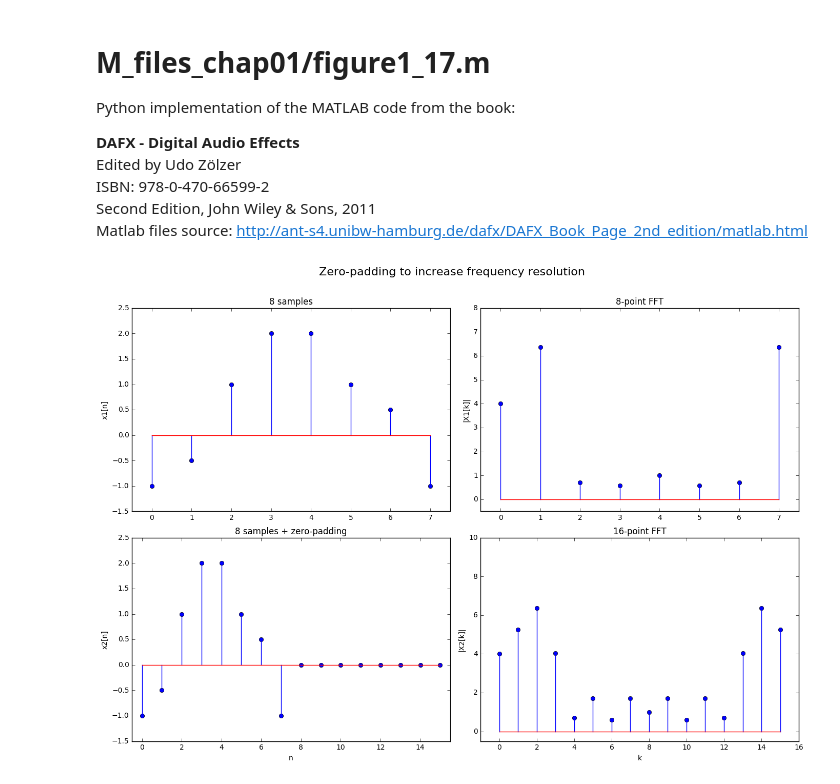
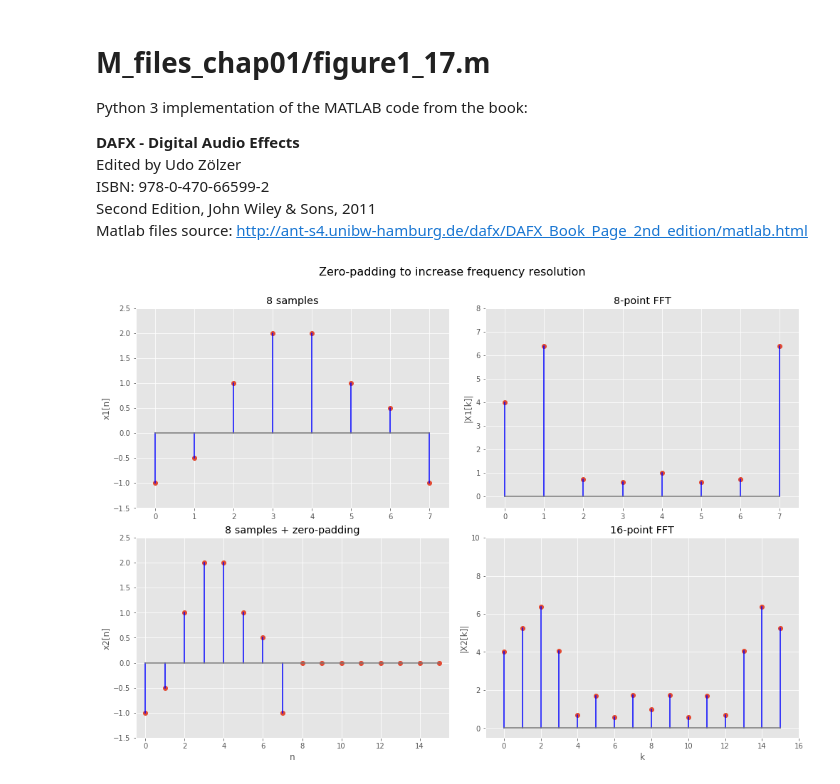
Before and after one commit to JoseRZapata/PyDAFX, a Jupyter notebook: 01_Introduction/figure1_17.ipynb, the cells around one changed output. Drawn from its saved outputs; the diff is of its cells as text; code cells hidden in the pictures.

```diff
--- a/01_Introduction/figure1_17.ipynb
+++ b/01_Introduction/figure1_17.ipynb
@@ -1,7 +1,7 @@
 # %% [markdown]
 # M_files_chap01/figure1_17.m
 
-Python implementation of the MATLAB code from the book:
+Python 3 implementation of the MATLAB code from the book:
 
 <b>DAFX - Digital Audio Effects</b> <br>
 Edited by Udo Zölzer<br>
@@ -12,6 +12,7 @@ Matlab files source: http://ant-s4.unibw-hamburg.de/dafx/DAFX_Book_Page_2nd_edit
 %matplotlib inline
 import matplotlib.pyplot as plt
 import numpy as np
+plt.style.use('ggplot')
 # %%
 #Declare variables values
 x1=[-1,-0.5,1, 2, 2, 1, 0.5, -1]
@@ -26,35 +27,35 @@ X2 = np.fft.fft(x2)
 plt.rcParams['figure.figsize'] = (14, 10)# figure size
 
 plt.subplot(221)
-plt.stem(x1)
+plt.stem(x1,'b')
 plt.ylabel('x1[n]')
 plt.title('8 samples')
 plt.axis([-0.5, 7.5, -1.5, 2.5])
 
 plt.subplot(222)
-plt.stem(np.abs(X1))
+plt.stem(np.abs(X1),'b')
 plt.ylabel('|X1[k]|')
 plt.title('8-point FFT')
 plt.axis([-0.5, 7.5, -0.5, 8])
 
 plt.subplot(223)
-plt.stem(x2)
+plt.stem(x2,'b')
 plt.ylabel('x2[n]')
 plt.xlabel('n')
 plt.title('8 samples + zero-padding')
 plt.axis([-0.5, 15.5, -1.5, 2.5])
 
 plt.subplot(224)
-plt.stem(np.abs(X2))
+plt.stem(np.abs(X2),'b')
 plt.ylabel('|X2[k]|')
 plt.xlabel('k')
 plt.title('16-point FFT')
 plt.axis([-1, 16, -0.5, 10])
 
 plt.suptitle('Zero-padding to increase frequency resolution',size=16)
 
 plt.tight_layout()
 plt.subplots_adjust(top=0.9)
 plt.show()
 # %% [output]
-[figure, old version]
+[figure, new version]
```
Also changed, not shown: 3 other files.
